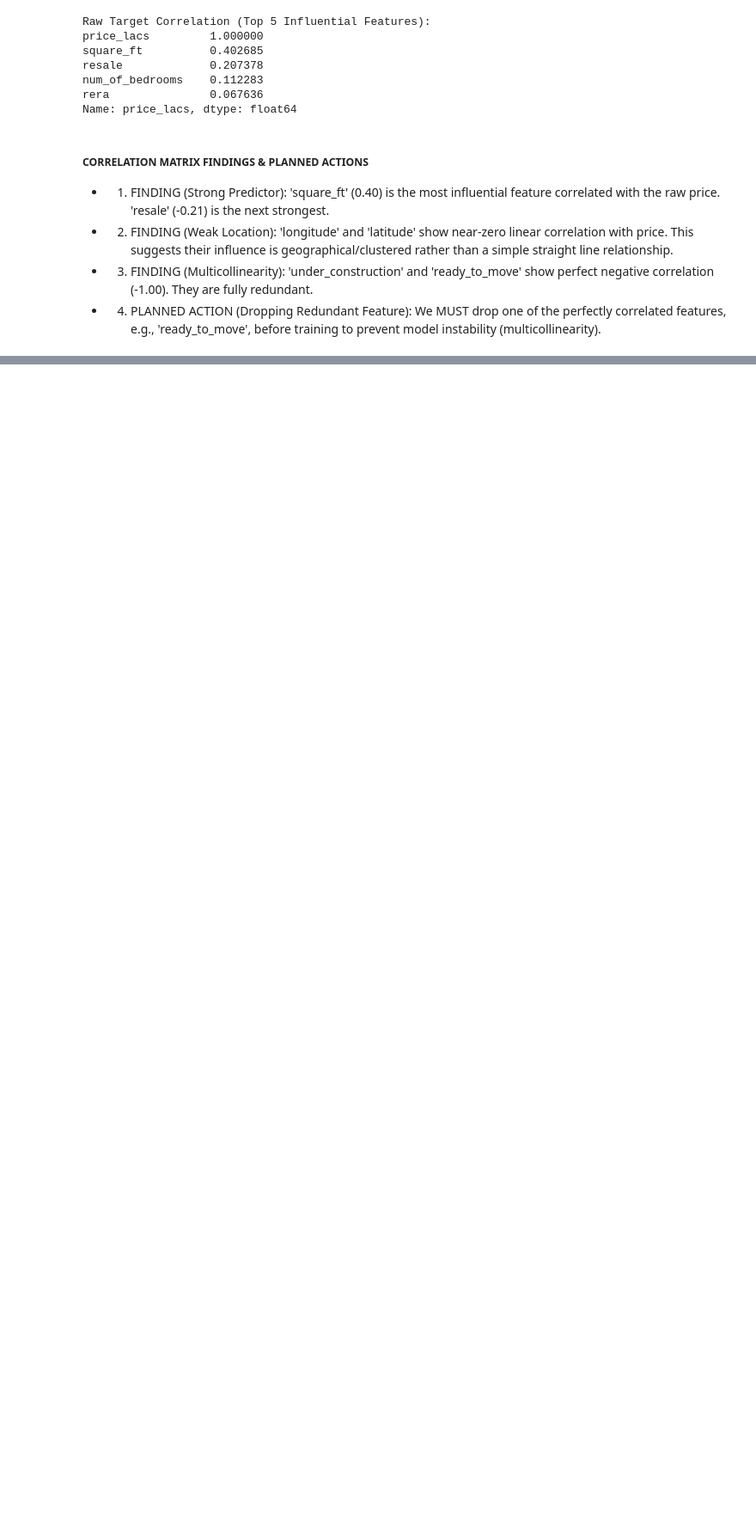
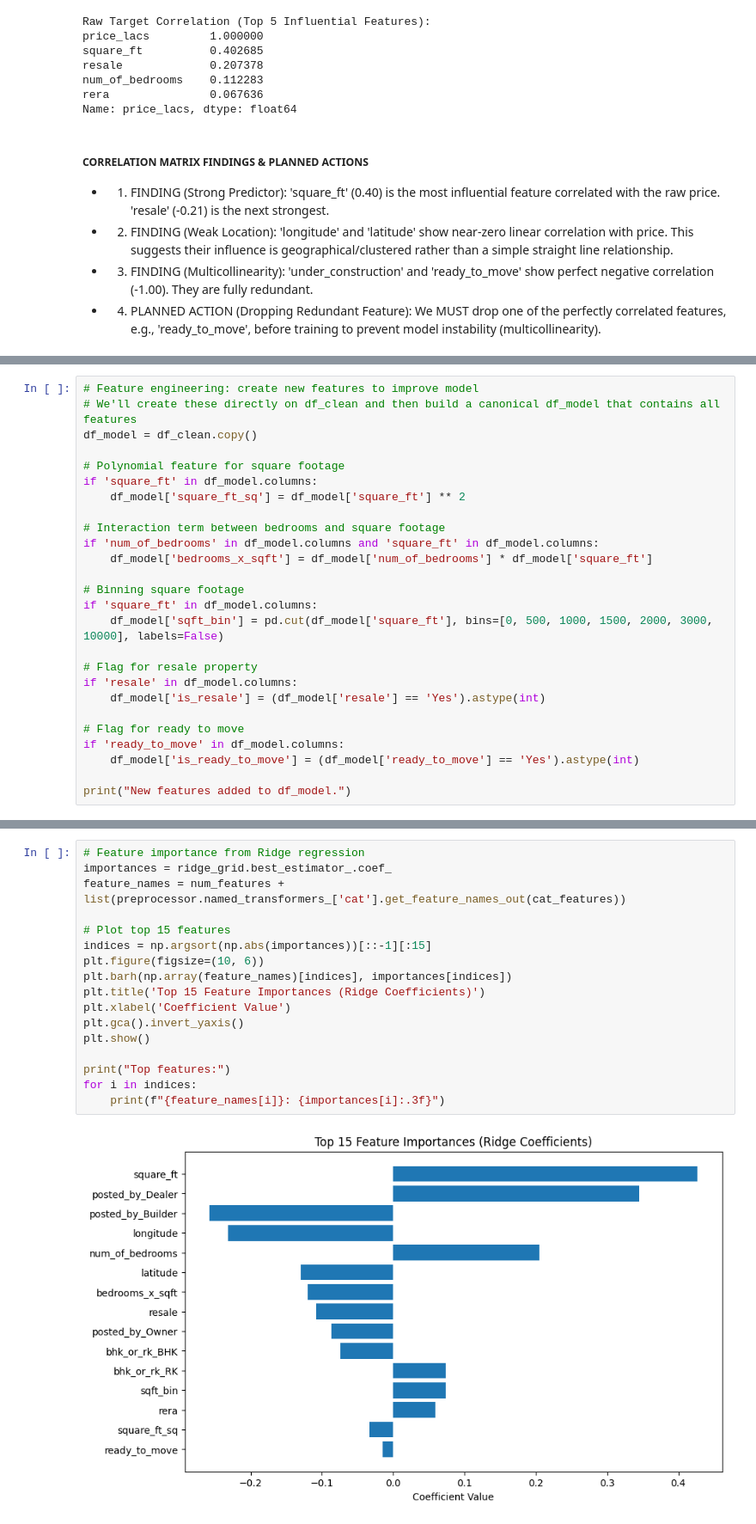
Before and after one commit to Tinauyateide/Developes_foundry_Projects, a Jupyter notebook: first_ml_assingment/house_price_prediction.ipynb, the cells around one changed output, grey strips where cells are left out. Shown at 86% size. Drawn from its saved outputs; the diff is of its cells as text; blank space fills up the shorter version.

```diff
--- a/first_ml_assingment/house_price_prediction.ipynb
+++ b/first_ml_assingment/house_price_prediction.ipynb
@@ -610,0 +361,26 @@ X (Features) shape: (0, 9), y (Target) shape: (0,)
+# %%
+# Feature engineering: create new features to improve model
+# We'll create these directly on df_clean and then build a canonical df_model that contains all features
+df_model = df_clean.copy()
+
+# Polynomial feature for square footage
+if 'square_ft' in df_model.columns:
+    df_model['square_ft_sq'] = df_model['square_ft'] ** 2
+
+# Interaction term between bedrooms and square footage
+if 'num_of_bedrooms' in df_model.columns and 'square_ft' in df_model.columns:
+    df_model['bedrooms_x_sqft'] = df_model['num_of_bedrooms'] * df_model['square_ft']
+
+# Binning square footage
+if 'square_ft' in df_model.columns:
+    df_model['sqft_bin'] = pd.cut(df_model['square_ft'], bins=[0, 500, 1000, 1500, 2000, 3000, 10000], labels=False)
+
+# Flag for resale property
+if 'resale' in df_model.columns:
+    df_model['is_resale'] = (df_model['resale'] == 'Yes').astype(int)
+
+# Flag for ready to move
+if 'ready_to_move' in df_model.columns:
+    df_model['is_ready_to_move'] = (df_model['ready_to_move'] == 'Yes').astype(int)
+
+print("New features added to df_model.")
@@ -610,0 +528,19 @@ X (Features) shape: (0, 9), y (Target) shape: (0,)
+# %%
+# Feature importance from Ridge regression
+importances = ridge_grid.best_estimator_.coef_
+feature_names = num_features + list(preprocessor.named_transformers_['cat'].get_feature_names_out(cat_features))
+
+# Plot top 15 features
+indices = np.argsort(np.abs(importances))[::-1][:15]
+plt.figure(figsize=(10, 6))
+plt.barh(np.array(feature_names)[indices], importances[indices])
+plt.title('Top 15 Feature Importances (Ridge Coefficients)')
+plt.xlabel('Coefficient Value')
+plt.gca().invert_yaxis()
+plt.show()
+
+print("Top features:")
+for i in indices:
+    print(f"{feature_names[i]}: {importances[i]:.3f}")
+# %% [output]
+[figure, added]
```
Also changed, not shown: parts of 45 cells of this notebook, 1 other file.
